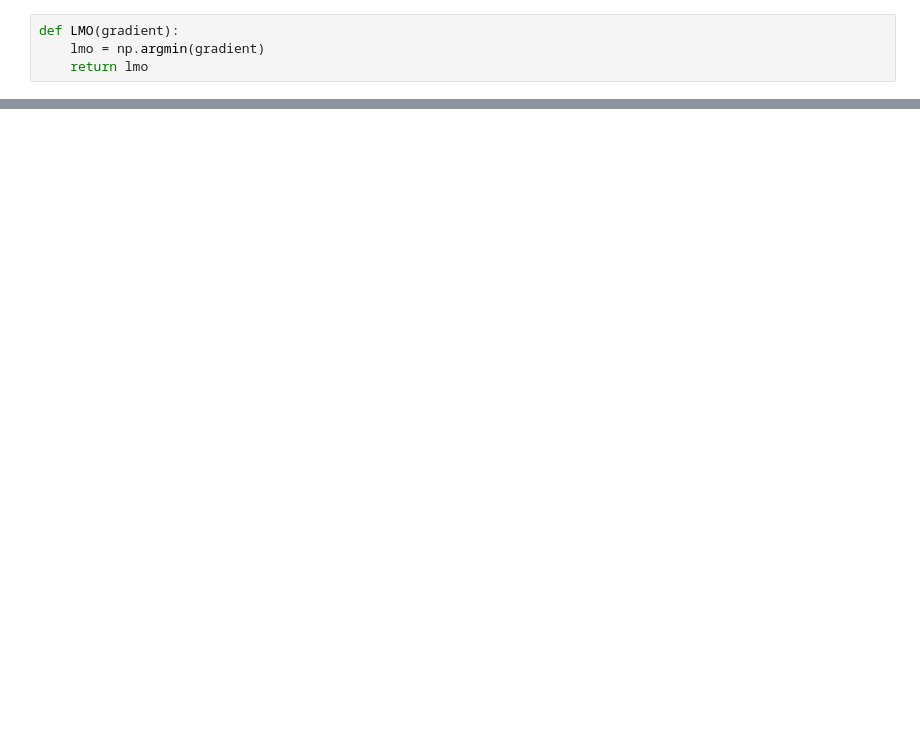
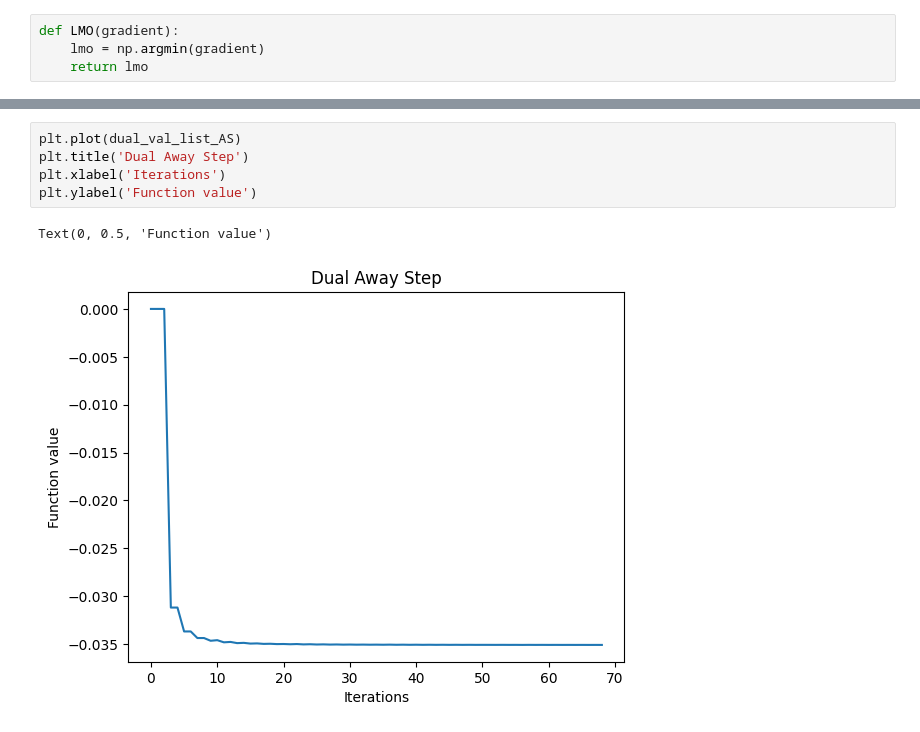
Before and after one commit to joanorePD/Astronomical_Anomaly_Detection_with_MEB, a Jupyter notebook: notebooks/away_step.ipynb, the cells around one changed output, grey strips where cells are left out. Cells and saved outputs as stored; diff of their text form; blank space fills up the shorter version.

```diff
--- a/notebooks/away_step.ipynb
+++ b/notebooks/away_step.ipynb
@@ -251,0 +294,8 @@ plt.scatter(df['u-g'], df['g-r'], c=np.where(df['Type'] == b'ab', 'r', 'b'), s=1
+# %%
+plt.plot(dual_val_list_AS)
+plt.title('Dual Away Step')
+plt.xlabel('Iterations')
+plt.ylabel('Function value')
+# %% [output]
+Text(0, 0.5, 'Function value')
+[figure, added]
```
Also changed, not shown: parts of 10 cells of this notebook.
